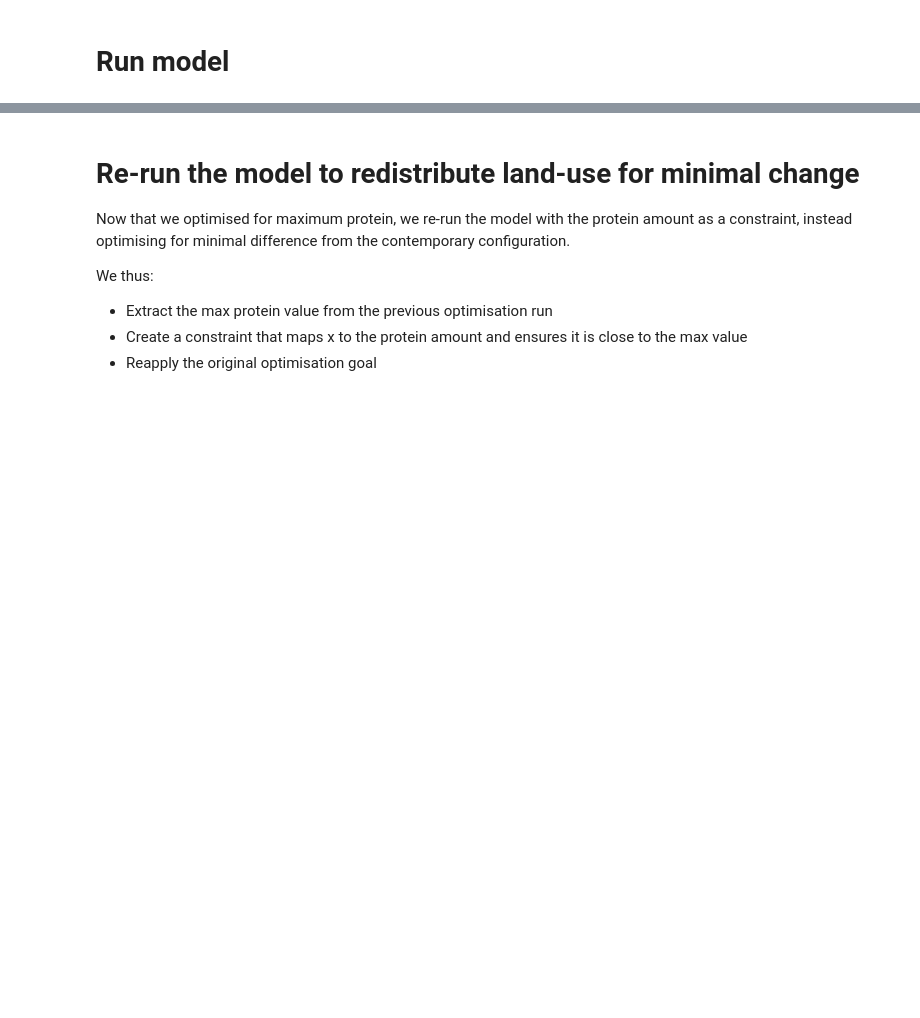
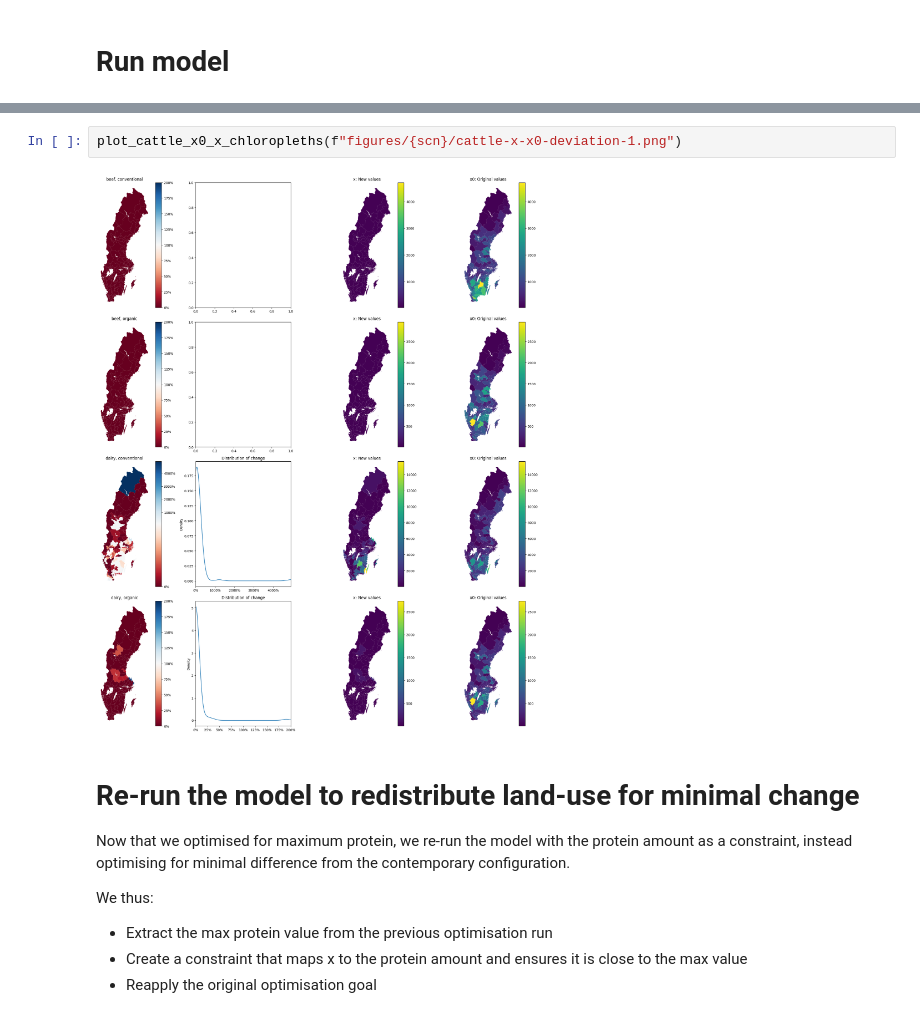
Before and after one commit to wanecek/eitm01-scenarios, a Jupyter notebook: main.ipynb, the cells around one changed output, grey strips where cells are left out. Saved outputs shown, nothing was run; the diff lists cells and outputs as text; blank space fills up the shorter version.

```diff
--- a/main.ipynb
+++ b/main.ipynb
@@ -483,3 +656,7 @@ Wall time: 3min 16s
+# %%
+plot_cattle_x0_x_chloropleths(f"figures/{scn}/cattle-x-x0-deviation-1.png")
+# %% [output]
+[figure, added]
 # %% [markdown]
 # Re-run the model to redistribute land-use for minimal change
 
```
Also changed, not shown: parts of 36 cells of this notebook.
